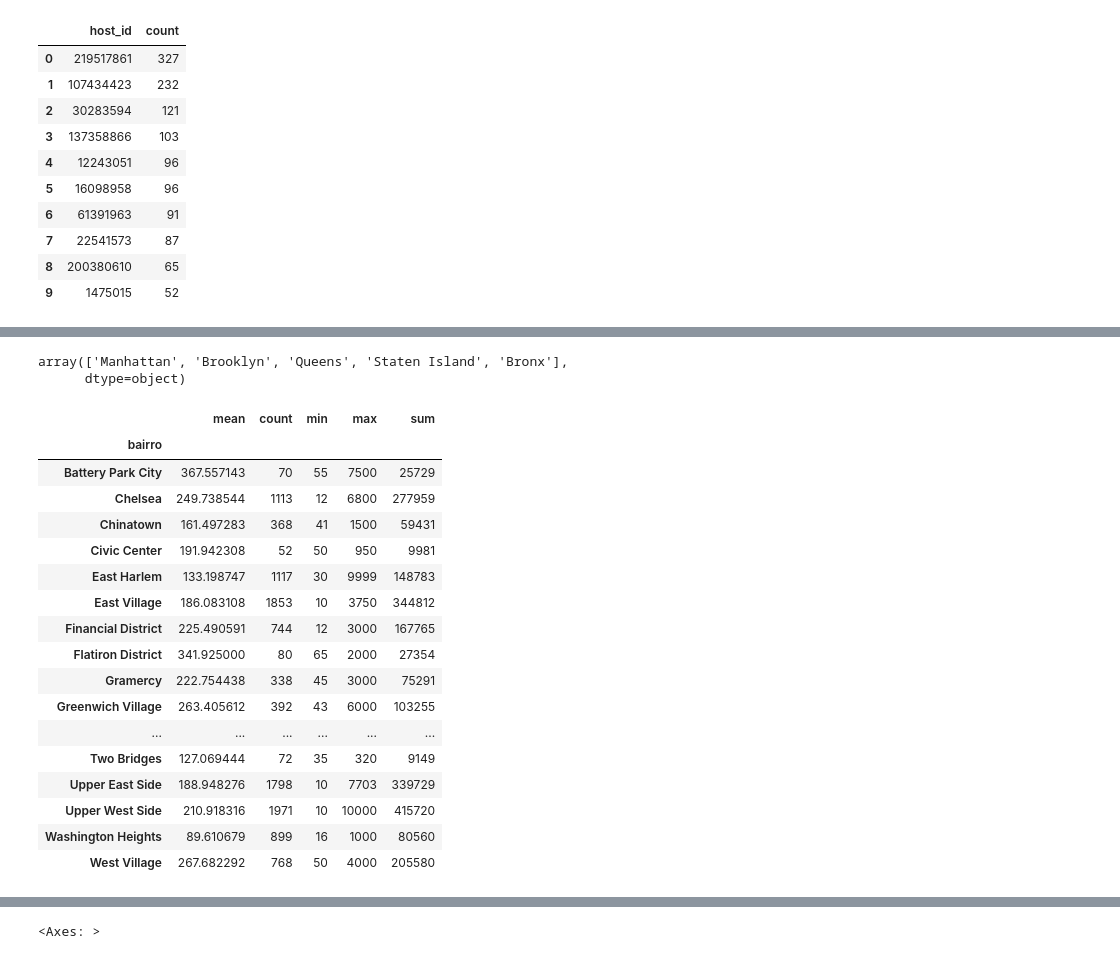
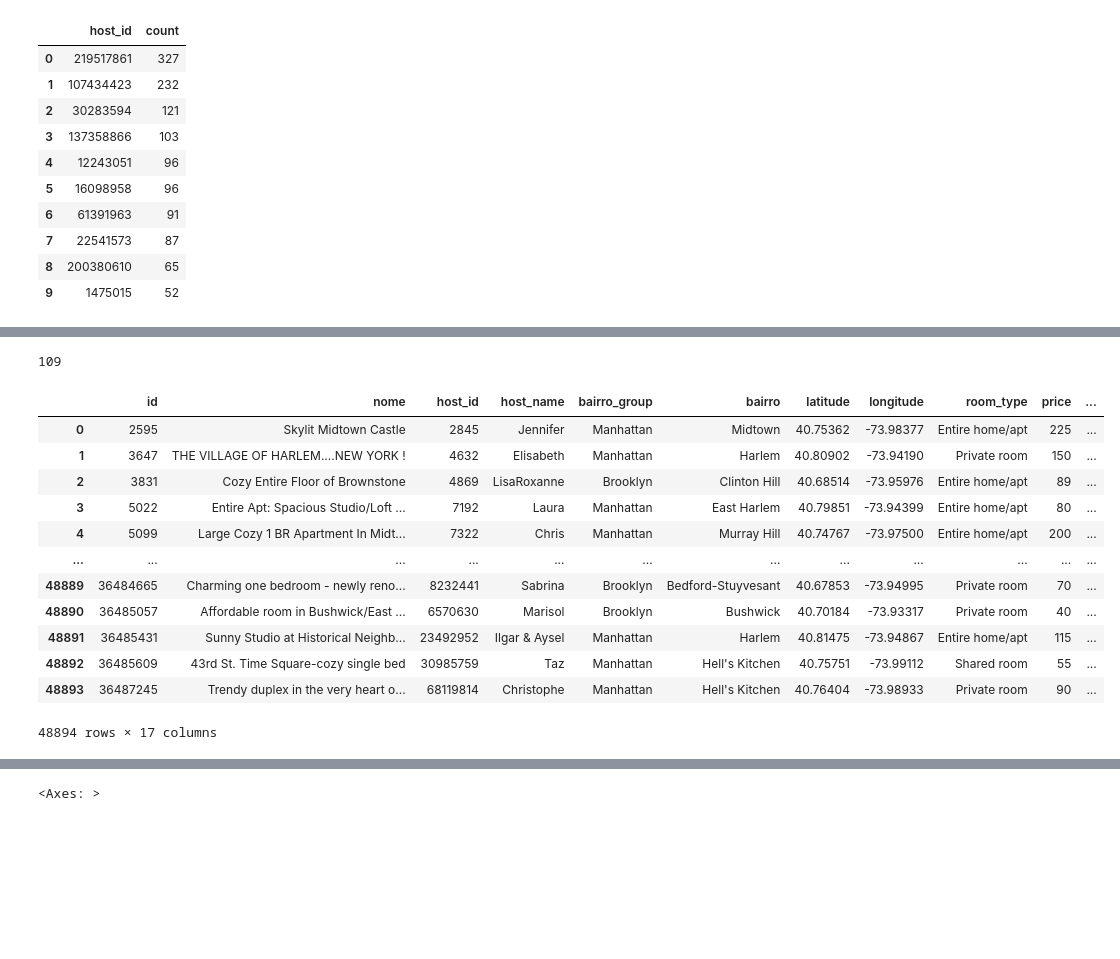
Before and after one commit to AurelioGuilherme/AmbienteDeDesenvolvimento, a Jupyter notebook: Notebooks/data_understanding.ipynb, the cells around one changed output, grey strips where cells are left out. Drawn from its saved outputs; the diff is of its cells as text; code cells hidden in the pictures; blank space fills up the shorter version.

```diff
--- a/Notebooks/data_understanding.ipynb
+++ b/Notebooks/data_understanding.ipynb
@@ -308,28 +318,23 @@ df["host_id"].value_counts().reset_index().sort_values(by='count',ascending=Fals
+# %%
+df.minimo_noites.nunique()
+# %% [output]
+109
+# %%
+bins = [1.0, 3.0, 5.0, 1250]
+df['minimo_noites_quartis'] = pd.cut(df['minimo_noites'], bins=bins, labels=['Q1', 'Q2', 'Q3'], right=False)
 # %%
-df.bairro_group.unique()
+df
 # %% [output]
+|  | id | nome | host_id | host_name | bairro_group | bairro | latitude | longitude | room_type | price | ... |
+| 0 | 2595 | Skylit Midtown Castle | 2845 | Jennifer | Manhattan | Midtown | 40.75362 | -73.98377 | Entire home/apt | 225 | ... |
+| 1 | 3647 | THE VILLAGE OF HARLEM....NEW YORK ! | 4632 | Elisabeth | Manhattan | Harlem | 40.80902 | -73.94190 | Private room | 150 | ... |
+| 2 | 3831 | Cozy Entire Floor of Brownstone | 4869 | LisaRoxanne | Brooklyn | Clinton Hill | 40.68514 | -73.95976 | Entire home/apt | 89 | ... |
+| 3 | 5022 | Entire Apt: Spacious Studio/Loft ... | 7192 | Laura | Manhattan | East Harlem | 40.79851 | -73.94399 | Entire home/apt | 80 | ... |
+| 4 | 5099 | Large Cozy 1 BR Apartment In Midt... | 7322 | Chris | Manhattan | Murray Hill | 40.74767 | -73.97500 | Entire home/apt | 200 | ... |
+| ... | ... | ... | ... | ... | ... | ... | ... | ... | ... | ... | ... |
+| 48889 | 36484665 | Charming one bedroom - newly reno... | 8232441 | Sabrina | Brooklyn | Bedford-Stuyvesant | 40.67853 | -73.94995 | Private room | 70 | ... |
+| 48890 | 36485057 | Affordable room in Bushwick/East ... | 6570630 | Marisol | Brooklyn | Bushwick | 40.70184 | -73.93317 | Private room | 40 | ... |
+| 48891 | 36485431 | Sunny Studio at Historical Neighb... | 23492952 | Ilgar & Aysel | Manhattan | Harlem | 40.81475 | -73.94867 | Entire home/apt | 115 | ... |
+| 48892 | 36485609 | 43rd St. Time Square-cozy single bed | 30985759 | Taz | Manhattan | Hell's Kitchen | 40.75751 | -73.99112 | Shared room | 55 | ... |
+| 48893 | 36487245 | Trendy duplex in the very heart o... | 68119814 | Christophe | Manhattan | Hell's Kitchen | 40.76404 | -73.98933 | Private room | 90 | ... |
-array(['Manhattan', 'Brooklyn', 'Queens', 'Staten Island', 'Bronx'],
-      dtype=object)
+48894 rows × 17 columns
-# %%
-df.query('price != 0 & bairro_group == "Manhattan"')\
-    .groupby('bairro')['price']\
-        .agg(['mean', 'count','min','max','sum'])
-# %% [output]
-|  | mean | count | min | max | sum |
-| bairro |  |  |  |  |  |
-| Battery Park City | 367.557143 | 70 | 55 | 7500 | 25729 |
-| Chelsea | 249.738544 | 1113 | 12 | 6800 | 277959 |
-| Chinatown | 161.497283 | 368 | 41 | 1500 | 59431 |
-| Civic Center | 191.942308 | 52 | 50 | 950 | 9981 |
-| East Harlem | 133.198747 | 1117 | 30 | 9999 | 148783 |
-| East Village | 186.083108 | 1853 | 10 | 3750 | 344812 |
-| Financial District | 225.490591 | 744 | 12 | 3000 | 167765 |
-| Flatiron District | 341.925000 | 80 | 65 | 2000 | 27354 |
-| Gramercy | 222.754438 | 338 | 45 | 3000 | 75291 |
-| Greenwich Village | 263.405612 | 392 | 43 | 6000 | 103255 |
-| ... | ... | ... | ... | ... | ... |
-| Two Bridges | 127.069444 | 72 | 35 | 320 | 9149 |
-| Upper East Side | 188.948276 | 1798 | 10 | 7703 | 339729 |
-| Upper West Side | 210.918316 | 1971 | 10 | 10000 | 415720 |
-| Washington Heights | 89.610679 | 899 | 16 | 1000 | 80560 |
-| West Village | 267.682292 | 768 | 50 | 4000 | 205580 |
```
Also changed, not shown: parts of 5 cells of this notebook, 3 other files.
